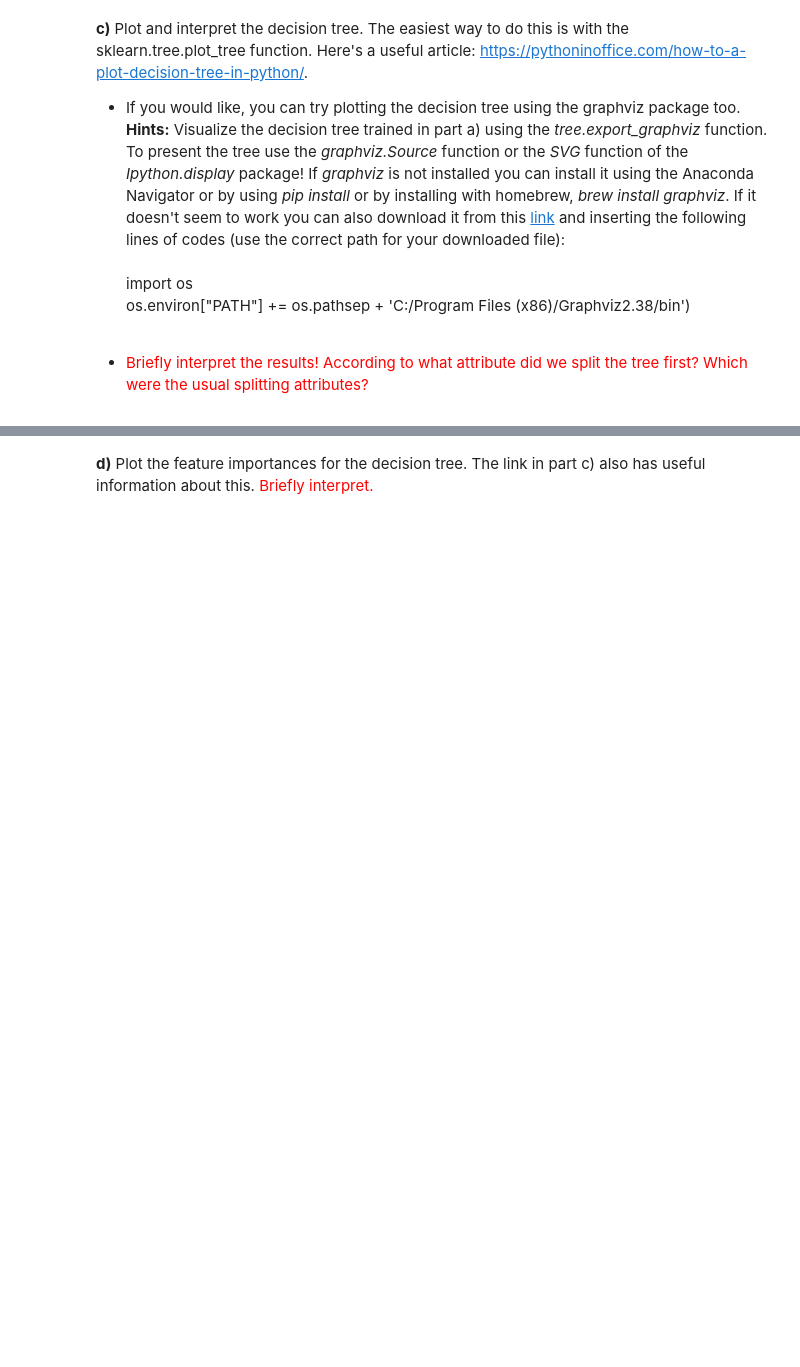
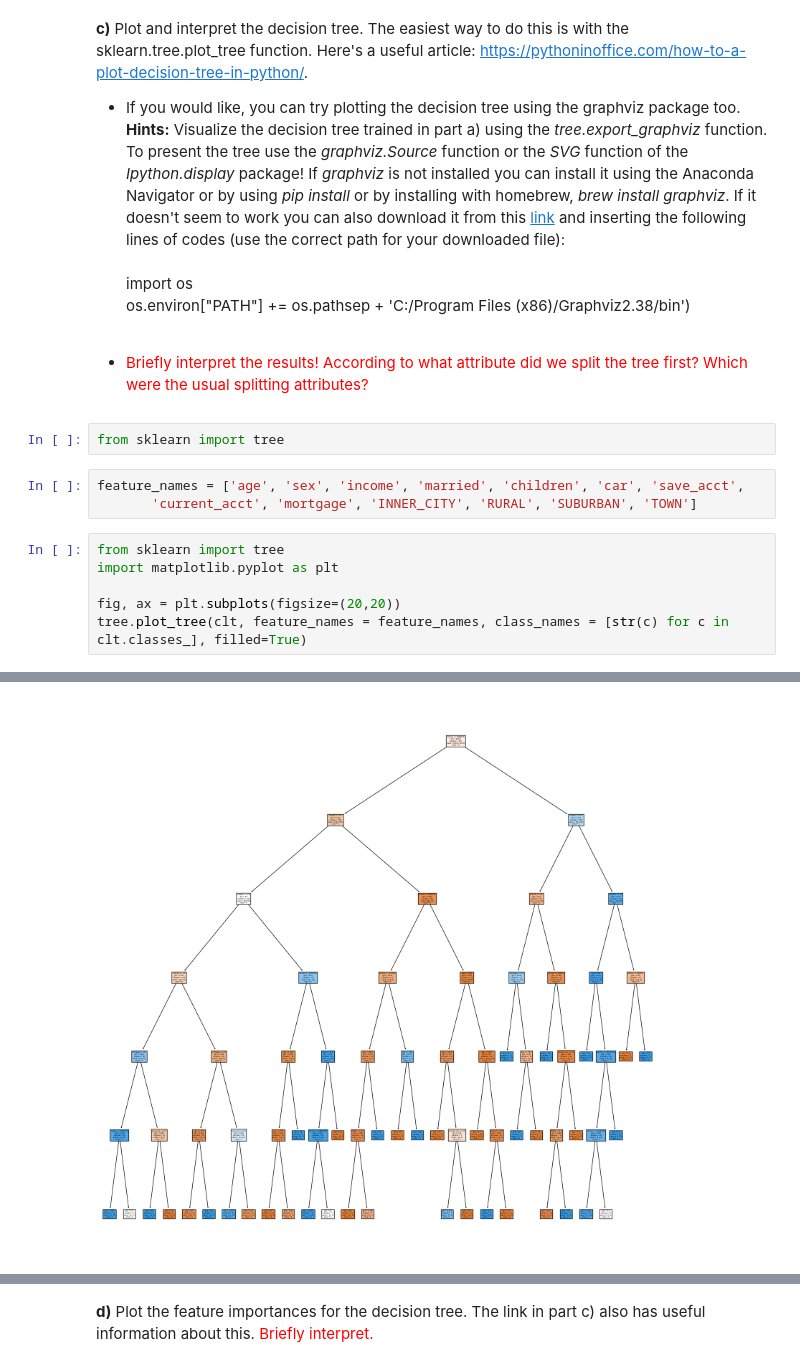
Before and after one commit to ntatrishvili/Webscraping, a Jupyter notebook: HW02.ipynb, the cells around one changed output, grey strips where cells are left out. Saved outputs shown, nothing was run; the diff lists cells and outputs as text; blank space fills up the shorter version.

```diff
--- a/HW02.ipynb
+++ b/HW02.ipynb
@@ -236,3 +376,15 @@ import os <br>
 os.environ["PATH"] += os.pathsep + 'C:/Program Files (x86)/Graphviz2.38/bin') <br><br>
 
 * <span style="color:red">Briefly interpret the results! According to what attribute did we split the tree first? Which were the usual splitting attributes? </span>
+# %%
+from sklearn import tree
+# %%
+feature_names = ['age', 'sex', 'income', 'married', 'children', 'car', 'save_acct',
+       'current_acct', 'mortgage', 'INNER_CITY', 'RURAL', 'SUBURBAN', 'TOWN']
+# %%
+from sklearn import tree
+import matplotlib.pyplot as plt
+
+fig, ax = plt.subplots(figsize=(20,20))
+tree.plot_tree(clt, feature_names = feature_names, class_names = [str(c) for c in clt.classes_], filled=True)
+# %% [output]
@@ -238,0 +408 @@ os.environ["PATH"] += os.pathsep + 'C:/Program Files (x86)/Graphviz2.38/bin') <b
+[figure, added]
```
Also changed, not shown: parts of 51 cells of this notebook, 4 other files.
